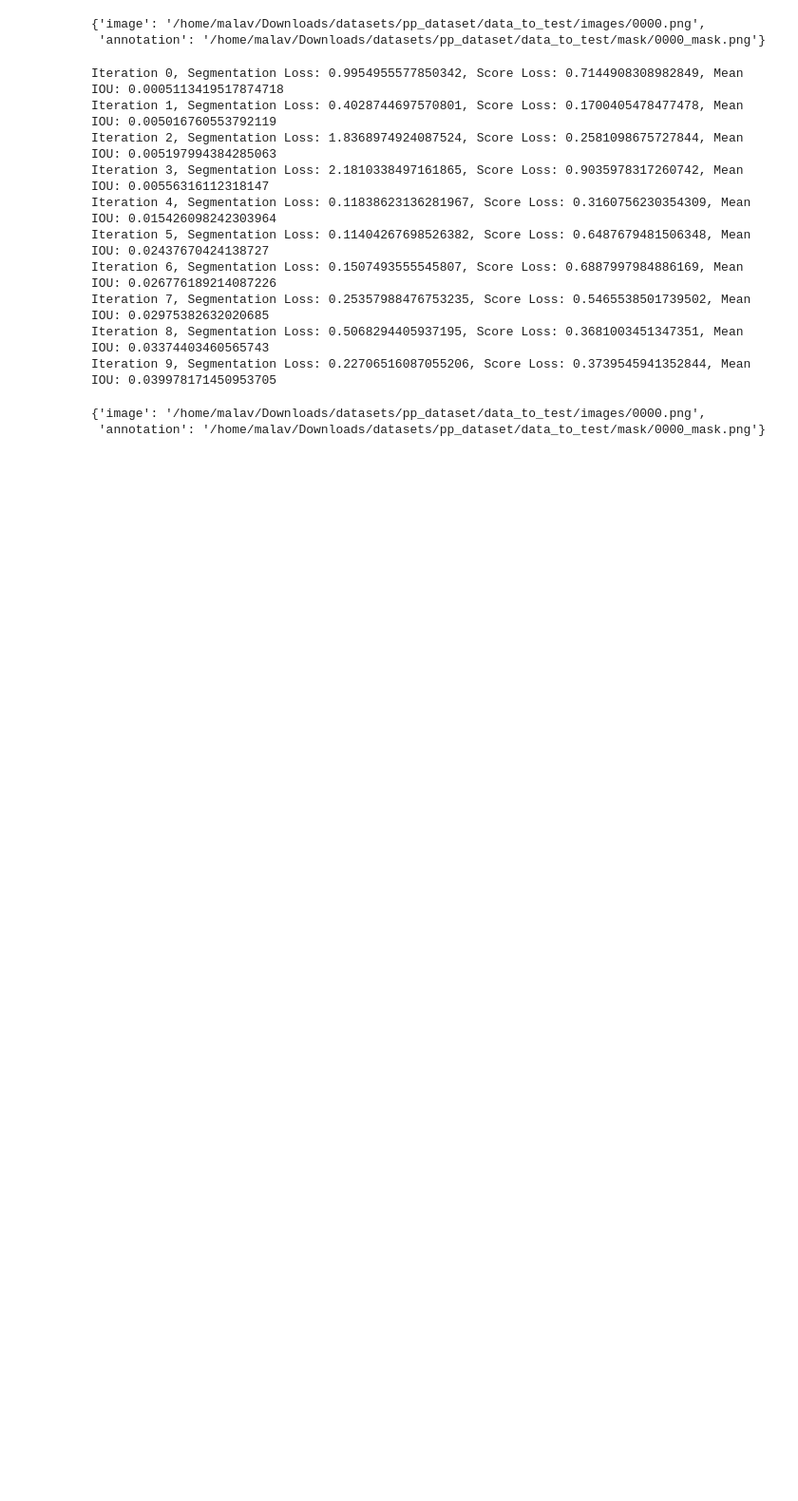
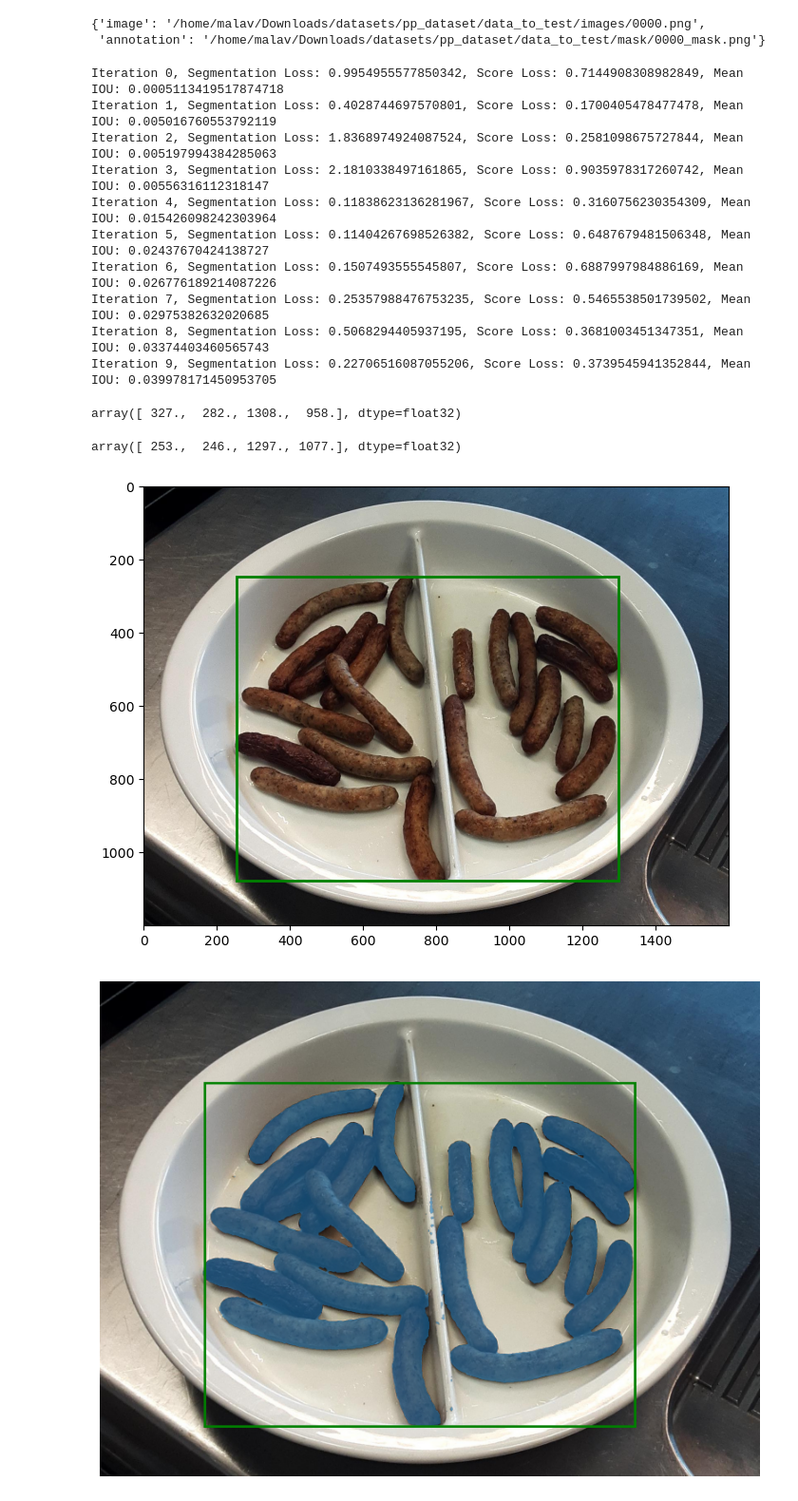
Before and after one commit to bigmb/mb_annotation, a Jupyter notebook: finetune_sam2.ipynb, the cells around one changed output. Shown at 95% size. Cells and saved outputs as stored; diff of their text form; code cells hidden in the pictures; blank space fills up the shorter version.

```diff
--- a/finetune_sam2.ipynb
+++ b/finetune_sam2.ipynb
@@ -30,6 +26,44 @@ from mb_annotation.segsam2 import load_data,sam_predictor,train_model
-# %%
-data = load_data("/home/malav/Downloads/datasets/pp_dataset/data_to_test/full_path_data.csv")
-data[0]
-# %% [output]
-{'image': '/home/malav/Downloads/datasets/pp_dataset/data_to_test/images/0000.png',
- 'annotation': '/home/malav/Downloads/datasets/pp_dataset/data_to_test/mask/0000_mask.png'}
+# %%
+## testing model
+
+import cv2
+import pandas as pd
+import numpy as np
+
+t1 = pd.read_csv('./example_data/full_path_data.csv')
+# %% [output]
+array([ 327.,  282., 1308.,  958.], dtype=float32)
+# %%
+row_val = 166
+image = cv2.imread(t1['image_path'].iloc[row_val])
+image = cv2.cvtColor(image,cv2.COLOR_BGR2RGB)
+bbox = eval((t1['food_bbox'].iloc[row_val]))
+bbox_np = np.array(bbox,dtype=np.float32)
+bbox_np
+# %% [output]
+array([ 253.,  246., 1297., 1077.], dtype=float32)
+# %%
+import matplotlib.pyplot as plt
+import torch
+from mb_llm.segsam2 import SAM2Processor
+
+with torch.no_grad():
+        model_updated.set_image(image)
+        masks, scores, logits = model_updated.predict(
+            box=bbox_np,multimask_output=False)
+
+        sorted_ind = np.argsort(scores)[::-1]
+        masks = masks[sorted_ind]
+        scores = scores[sorted_ind]
+        logits = logits[sorted_ind]
+
+        plt.figure(figsize=(9, 6))
+        plt.imshow(image)
+
+        if bbox is not None:
+            SAM2Processor.show_box(bbox, plt.gca())
+
+        SAM2Processor.show_masks_image(image, masks, scores, box_coords=bbox)
+# %% [output]
+[figure, added]
+[figure, added]
```
Also changed, not shown: parts of 13 cells of this notebook, 2 other files.
